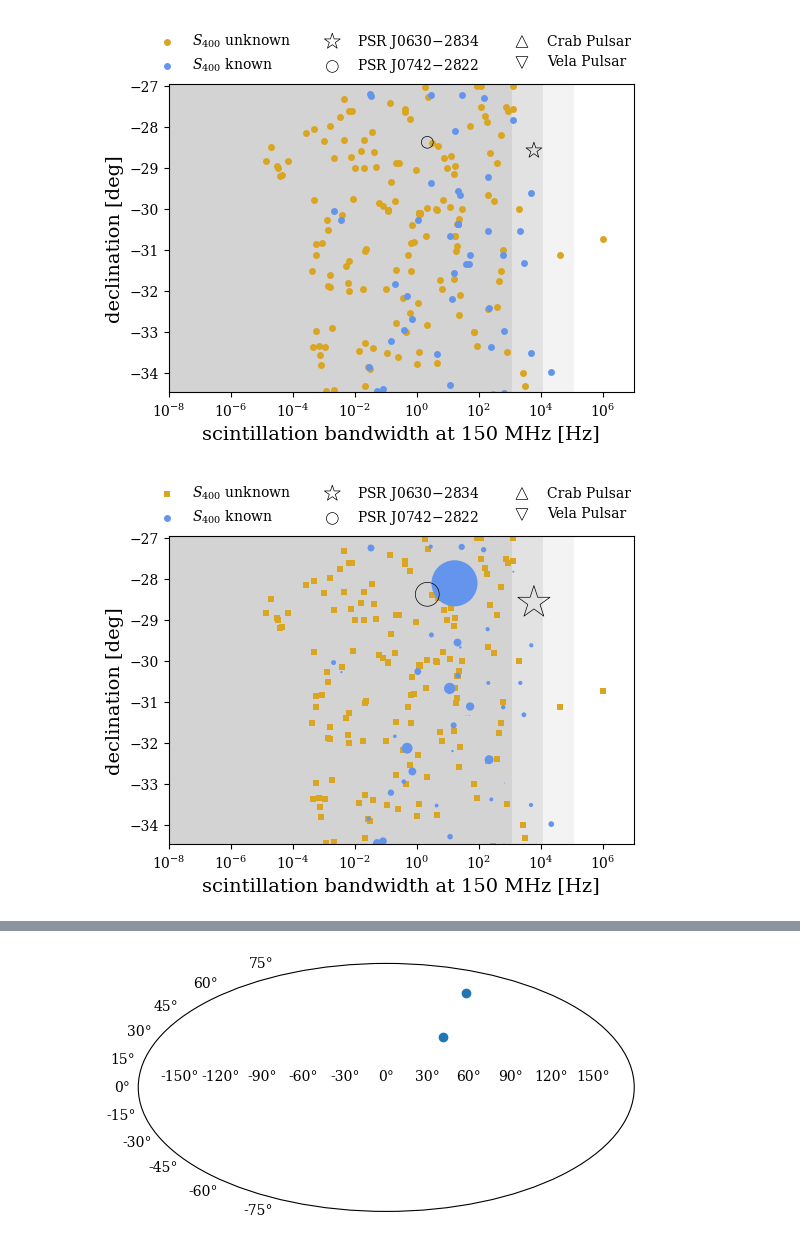
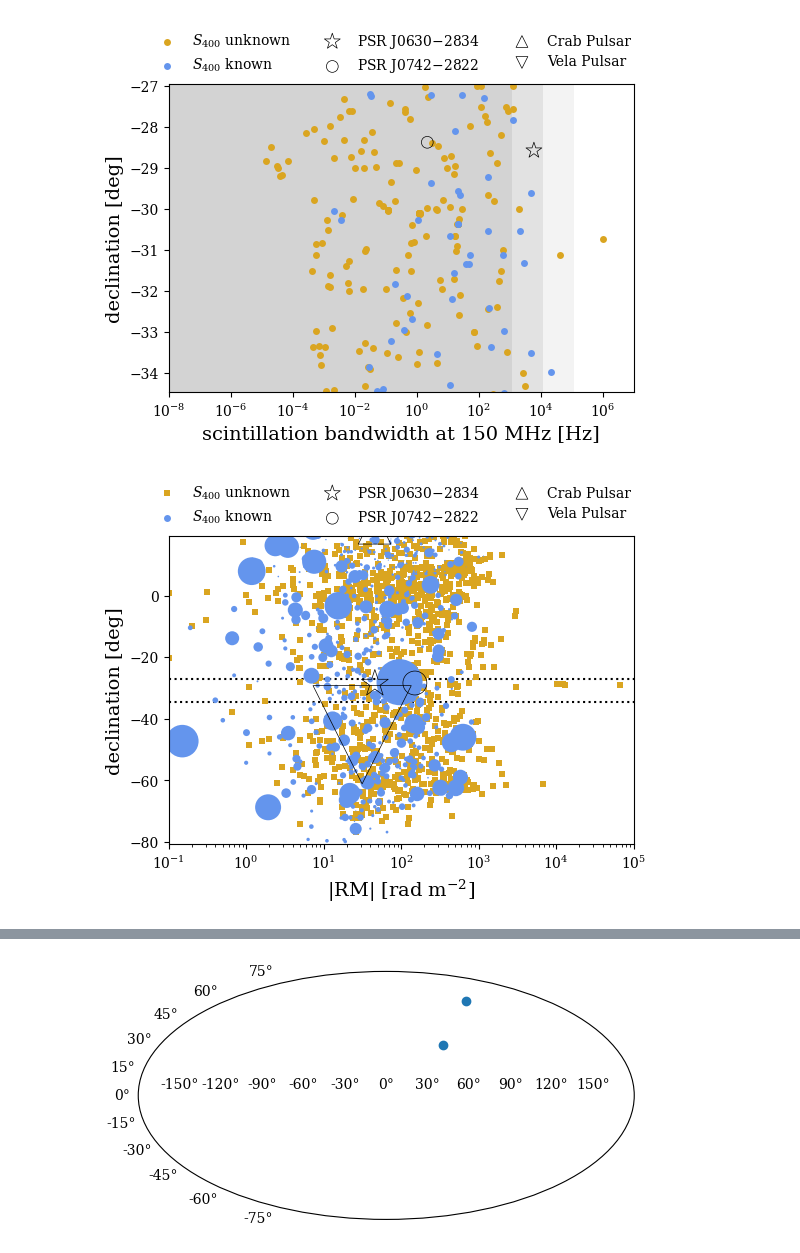
Before and after one commit to bjacobell/PsrSim, a Jupyter notebook: pulsar_sky_plots.ipynb, the cells around one changed output, grey strips where cells are left out. Cells and saved outputs as stored; diff of their text form; code cells hidden in the pictures.

```diff
--- a/pulsar_sky_plots.ipynb
+++ b/pulsar_sky_plots.ipynb
@@ -23,5 +23,6 @@ file = '/Users/user/Downloads/ATNF_catalogue.csv'
 df = pd.read_csv(file, sep=';')
 df = df.iloc[1:]
 df = df.replace('*', np.nan)
+df = df.drop(columns=['#','Unnamed: 12'])
 df
 # %% [output]
@@ -40,0 +42,3 @@ df
+# %%
+for i in range(len(df.iloc[(np.abs(df['RM'].values.astype(float)) > 200)])):
+    print(f'{df.iloc[(np.abs(df['RM'].values.astype(float)) > 200)]['NAME'].values[i]} | {df.iloc[(np.abs(df['RM'].values.astype(float)) > 200)]['RAJ'].values[i]} | {df.iloc[(np.abs(df['RM'].values.astype(float)) > 200)]['DECJ'].values[i]} | {df.iloc[(np.abs(df['RM'].values.astype(float)) > 200)]['RM'].values[i]} rad/m^2 | {df.iloc[(np.abs(df['RM'].values.astype(float)) > 200)]['S400'].values[i]} mJy')
@@ -586,40 +598,44 @@ plt.show()
 [figure]
 # %%
 fig = plt.figure(figsize=(6,4))
-plt.scatter(1e6*sbw150[np.isnan(svec)], a_decvec[np.isnan(svec)]*180/np.pi, lw=0, s=25, marker='s',
+plt.scatter(np.abs(rmvec)[np.isnan(svec)], a_decvec[np.isnan(svec)]*180/np.pi, lw=0, s=25, marker='s',
             color='goldenrod', zorder=2, label='$S_{400}$ unknown')
-plt.scatter(1e6*sbw150[mask][~np.isnan(svec[mask])], a_decvec[mask][~np.isnan(svec[mask])]*180/np.pi, lw=0,
+plt.scatter(np.abs(rmvec)[mask][~np.isnan(svec[mask])], a_decvec[mask][~np.isnan(svec[mask])]*180/np.pi, lw=0,
             s=svec[mask][~np.isnan(svec[mask])],
             color='cornflowerblue', zorder=2)
 
 # for label only
 plt.scatter(1e10, 0, lw=0,
             s=25,
             color='cornflowerblue', zorder=2, label='$S_{400}$ known')
 plt.scatter(1e10, 0, lw=0.5, s=36*4, marker='*', color='none', ec='k', zorder=3, label='PSR J0630$-$2834')
 plt.scatter(1e10, 0, lw=0.5, s=36*2, marker='o', color='none', ec='k', zorder=3, label='PSR J0742$-$2822')
 plt.scatter(1e10, 0, lw=0.5, s=36*2, marker='^', color='none', ec='k', zorder=3, label='Crab Pulsar')
 plt.scatter(1e10, 0, lw=0.5, s=36*2, marker='v', color='none', ec='k', zorder=3, label='Vela Pulsar')
 
-plt.scatter(1e6*sbw150[idx1[0]], a_decvec[idx1[0]]*180/np.pi, lw=0.5, s=2*svec[idx2[0]], marker='*', color='none', ec='k', zorder=3)
-plt.scatter(1e6*sbw150[idx2[0]], a_decvec[idx2[0]]*180/np.pi, lw=0.5, s=svec[idx2[0]], marker='o', color='none', ec='k', zorder=3)
-plt.scatter(1e6*sbw150[idxc[0]], a_decvec[idxc[0]]*180/np.pi, lw=0.5, s=svec[idx2[0]], marker='^', color='none', ec='k', zorder=3)
-plt.scatter(1e6*sbw150[idxv[0]], a_decvec[idxv[0]]*180/np.pi, lw=0.5, s=svec[idx2[0]], marker='v', color='none', ec='k', zorder=3)
+plt.scatter(np.abs(rmvec)[idx1[0]], a_decvec[idx1[0]]*180/np.pi, lw=0.5, s=2*svec[idx1[0]], marker='*', color='none', ec='k', zorder=3)
+plt.scatter(np.abs(rmvec)[idx2[0]], a_decvec[idx2[0]]*180/np.pi, lw=0.5, s=svec[idx2[0]], marker='o', color='none', ec='k', zorder=3)
+plt.scatter(np.abs(rmvec)[idxc[0]], a_decvec[idxc[0]]*180/np.pi, lw=0.5, s=svec[idxc[0]], marker='^', color='none', ec='k', zorder=3)
+plt.scatter(np.abs(rmvec)[idxv[0]], a_decvec[idxv[0]]*180/np.pi, lw=0.5, s=svec[idxv[0]], marker='v', color='none', ec='k', zorder=3)
 plt.xscale('log')
-plt.xlabel('scintillation bandwidth at 150 MHz [Hz]', size=14)
+plt.xlabel('|RM| [rad m$^{-2}$]', size=14)
 plt.ylabel('declination [deg]', size=14)
-plt.axhspan(heralat+0.131*180/np.pi/2, 90, color='lightgray', lw=0, alpha=1, zorder=0)
-plt.axhspan(-90, heralat-0.131*180/np.pi/2, color='lightgray', lw=0, alpha=1, zorder=0)
-plt.axvspan(1e-8, 122e1, color='lightgray', lw=0, alpha=1, zorder=0)
-plt.axvspan(1e-8, 122e2, color='lightgray', lw=0, alpha=0.5, zorder=0)
-plt.axvspan(1e-8, 122e3, color='lightgray', lw=0, alpha=0.25, zorder=0)
-#plt.axhline(heralat-0.131*180/np.pi/2, color='k', ls=':', zorder=0)
-#plt.axhline(heralat+0.131*180/np.pi/2, color='k', ls=':', zorder=0)
+#plt.axhspan(heralat+0.131*180/np.pi/2, 90, color='lightgray', lw=0, alpha=1, zorder=0)
+#plt.axhspan(-90, heralat-0.131*180/np.pi/2, color='lightgray', lw=0, alpha=1, zorder=0)
+mult=10
+#plt.axhspan(heralat+5*mult, 90, color='lightgray', lw=0, alpha=1, zorder=0)
+#plt.axhspan(-90, heralat-5*mult, color='lightgray', lw=0, alpha=1, zorder=0)
+#plt.axvspan(1e-8, 122e1, color='lightgray', lw=0, alpha=1, zorder=0)
+#plt.axvspan(1e-8, 122e2, color='lightgray', lw=0, alpha=0.5, zorder=0)
+#plt.axvspan(1e-8, 122e3, color='lightgray', lw=0, alpha=0.25, zorder=0)
+plt.axhline(heralat-0.131*180/np.pi/2, color='k', ls=':', zorder=0)
+plt.axhline(heralat+0.131*180/np.pi/2, color='k', ls=':', zorder=0)
 plt.ylim(heralat-0.131*180/np.pi/2,heralat+0.131*180/np.pi/2)
-plt.xlim(1e-8, 1e7)
+plt.ylim(heralat-5*mult,heralat+5*mult)
+plt.xlim(1e-1, 1e5)
 plt.legend(frameon=False, ncol=3, loc='center',
             bbox_to_anchor=[0.48, 1.1])
-plt.savefig('/Users/user/Downloads/HERA_pulsar_plots/Fig_latitude_scintbw_check_zoomin_brightness.pdf', bbox_inches='tight')
+#plt.savefig('/Users/user/Downloads/HERA_pulsar_plots/Fig_latitude_scintbw_check_zoomin_brightness.pdf', bbox_inches='tight')
 plt.show()
 # %% [output]
-[figure, old version]
+[figure, new version]
```
Also changed, not shown: parts of 9 cells of this notebook, 8 other files.
